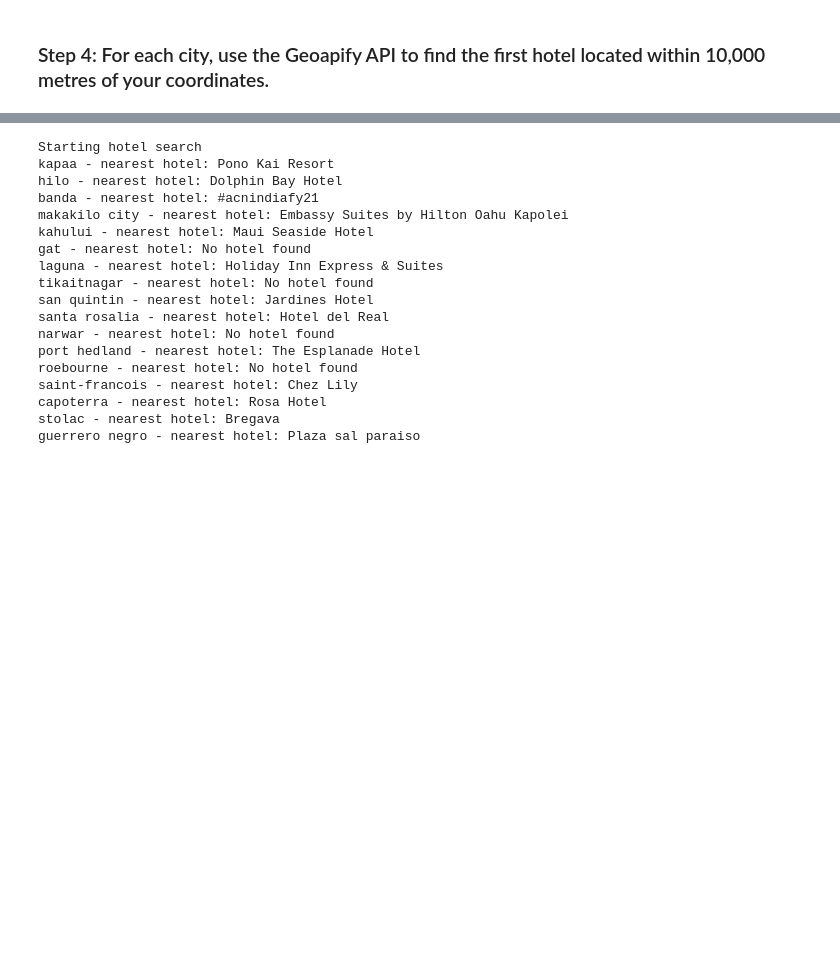
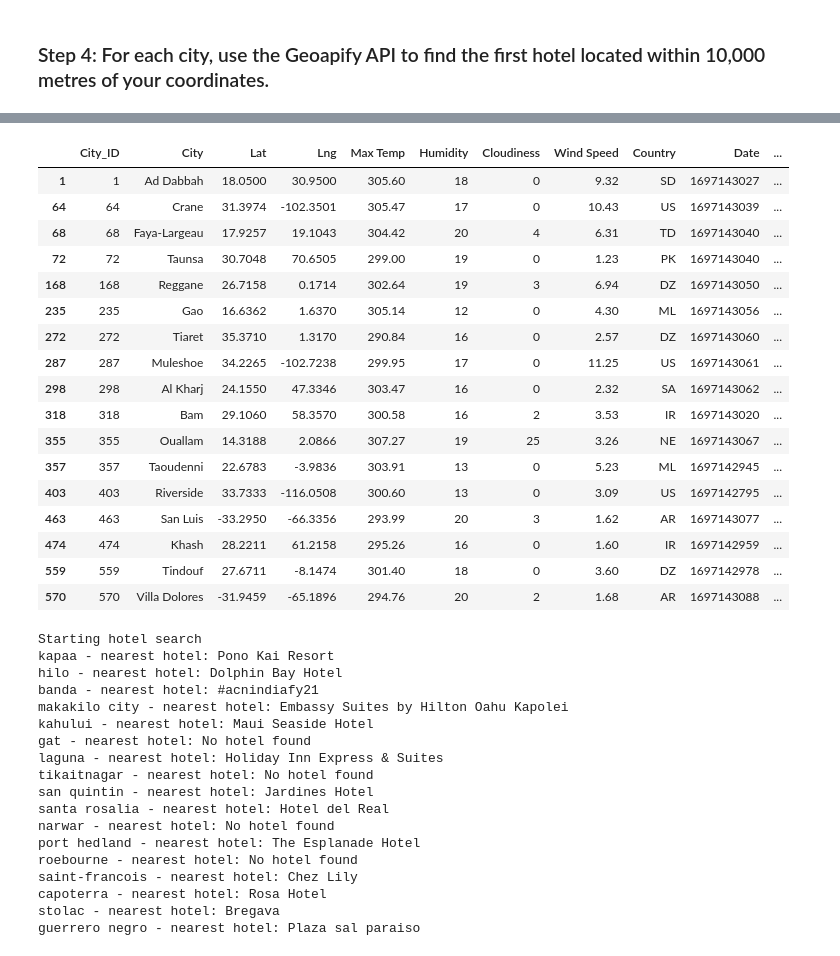
Before and after one commit to AclifftDepaul/python-api-challenge, a Jupyter notebook: VacationPy.ipynb, the cells around one changed output, grey strips where cells are left out. Cells and saved outputs as stored; diff of their text form; code cells hidden in the pictures; blank space fills up the shorter version.

```diff
--- a/VacationPy.ipynb
+++ b/VacationPy.ipynb
@@ -105,3 +97,51 @@ See the caveats in the documentation: https://pandas.pydata.org/pandas-docs/stab
 | 570 | 570 | Villa Dolores | -31.9459 | -65.1896 | 294.76 | 20 | 2 | 1.68 | AR | 1697143088 | ... |
 # %% [markdown]
 ### Step 4: For each city, use the Geoapify API to find the first hotel located within 10,000 metres of your coordinates.
+# %%
+
+# Set parameters to search for a hotel
+radius = 100000
+params = {
+    "radius": radius,
+    "categories": "accommodation",
+    "apiKey": geoapify_key
+}
+
+
+# Print a message to follow up the hotel search
+print("Starting hotel search")
+
+# Iterate through the hotel_df DataFrame
+for index, row in hotel_df.iterrows():
+    # get latitude, longitude from the DataFrame
+    lat = row['Lat']
+    lng = row['Lng']
+
+    # Add filter and bias parameters with the current city's latitude and longitude to the params dictionary
+    params["filter"] = f"circle:{lng},{lat},{radius}"
+    params["bias"] = f"proximity:{lng},{lat}"
+
+    # Set base URL
+    base_url = "https://api.geoapify.com/v2/places"
+
+
+    # Make and API request using the params dictionaty
+    name_address = requests.get(base_url, params=params)
+
+    # Convert the API response to JSON format
+    name_address = name_address.json()
+    #print(name_address)
+
+    # Grab the first hotel from the results and store the name in the hotel_df DataFrame
+    try:
+        hotel_df.loc[index, "Hotel Name"] = name_address["features"][0]["properties"]["name"]
+    except (KeyError, IndexError):
+        # If no hotel is found, set the hotel name as "No hotel found".
+        hotel_df.loc[index, "Hotel Name"] = "No hotel found"
+
+    # Log the search results
+    print(f"{hotel_df.loc[index, 'City']} - nearest hotel: {hotel_df.loc[index, 'Hotel Name']}")
+
+# Display sample data
+hotel_df
+# %% [output]
@@ -108,3 +166,21 @@ See the caveats in the documentation: https://pandas.pydata.org/pandas-docs/stab
+|  | City_ID | City | Lat | Lng | Max Temp | Humidity | Cloudiness | Wind Speed | Country | Date | ... |
+| 1 | 1 | Ad Dabbah | 18.0500 | 30.9500 | 305.60 | 18 | 0 | 9.32 | SD | 1697143027 | ... |
+| 64 | 64 | Crane | 31.3974 | -102.3501 | 305.47 | 17 | 0 | 10.43 | US | 1697143039 | ... |
+| 68 | 68 | Faya-Largeau | 17.9257 | 19.1043 | 304.42 | 20 | 4 | 6.31 | TD | 1697143040 | ... |
+| 72 | 72 | Taunsa | 30.7048 | 70.6505 | 299.00 | 19 | 0 | 1.23 | PK | 1697143040 | ... |
+| 168 | 168 | Reggane | 26.7158 | 0.1714 | 302.64 | 19 | 3 | 6.94 | DZ | 1697143050 | ... |
+| 235 | 235 | Gao | 16.6362 | 1.6370 | 305.14 | 12 | 0 | 4.30 | ML | 1697143056 | ... |
+| 272 | 272 | Tiaret | 35.3710 | 1.3170 | 290.84 | 16 | 0 | 2.57 | DZ | 1697143060 | ... |
+| 287 | 287 | Muleshoe | 34.2265 | -102.7238 | 299.95 | 17 | 0 | 11.25 | US | 1697143061 | ... |
+| 298 | 298 | Al Kharj | 24.1550 | 47.3346 | 303.47 | 16 | 0 | 2.32 | SA | 1697143062 | ... |
+| 318 | 318 | Bam | 29.1060 | 58.3570 | 300.58 | 16 | 2 | 3.53 | IR | 1697143020 | ... |
+| 355 | 355 | Ouallam | 14.3188 | 2.0866 | 307.27 | 19 | 25 | 3.26 | NE | 1697143067 | ... |
+| 357 | 357 | Taoudenni | 22.6783 | -3.9836 | 303.91 | 13 | 0 | 5.23 | ML | 1697142945 | ... |
+| 403 | 403 | Riverside | 33.7333 | -116.0508 | 300.60 | 13 | 0 | 3.09 | US | 1697142795 | ... |
+| 463 | 463 | San Luis | -33.2950 | -66.3356 | 293.99 | 20 | 3 | 1.62 | AR | 1697143077 | ... |
+| 474 | 474 | Khash | 28.2211 | 61.2158 | 295.26 | 16 | 0 | 1.60 | IR | 1697142959 | ... |
+| 559 | 559 | Tindouf | 27.6711 | -8.1474 | 301.40 | 18 | 0 | 3.60 | DZ | 1697142978 | ... |
+| 570 | 570 | Villa Dolores | -31.9459 | -65.1896 | 294.76 | 20 | 2 | 1.68 | AR | 1697143088 | ... |
 # %%
 # Set parameters to search for a hotel
 radius = 100000
```
Also changed, not shown: parts of 6 cells of this notebook.
